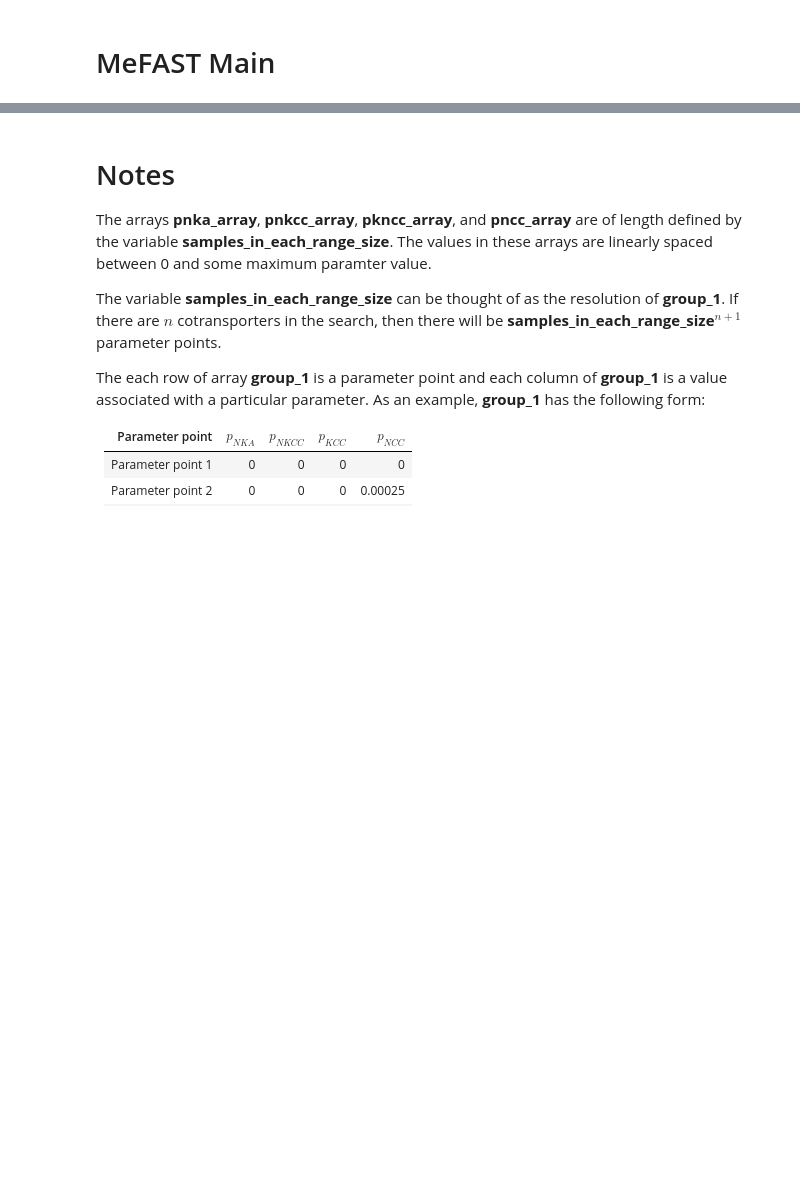
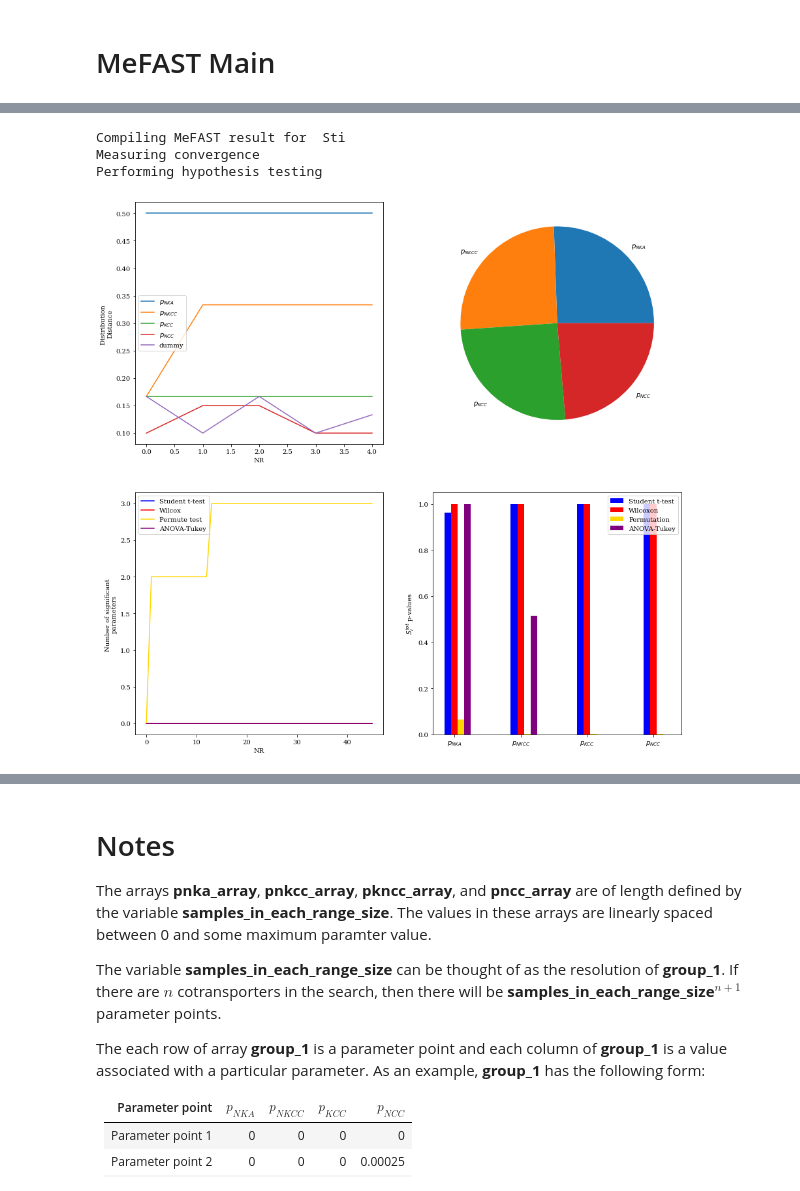
Before and after one commit to kerry-tarrant/Pump-Leak, a Jupyter notebook: SA on pump leak/MeFAST-pump_model.ipynb, the cells around one changed output, grey strips where cells are left out. Saved outputs shown, nothing was run; the diff lists cells and outputs as text; code cells hidden in the pictures; blank space fills up the shorter version.

```diff
--- a/SA on pump leak/MeFAST-pump_model.ipynb
+++ b/SA on pump leak/MeFAST-pump_model.ipynb
@@ -359,6 +359,9 @@ def compute_variance(Y,   # Array: Matrix at given time points
         V = V.item()
 
     return Vci, Vi, V
+# %%
+def difference_means(x, y):
+    return np.mean(np.squeeze(x)) - np.mean(np.squeeze(y))
 # %%
 def model_efast(NR,          # Integer: Number of resampling curves.
 
@@ -644,7 +647,3 @@ def model_efast(NR,          # Integer: Number of resampling curves.
 
 
     return rangeSi, rangeSti
-# %%
-npzfile = np.load('efast_pump_leak_data.npz')
-SI = npzfile['Si'].copy()
-print(np.shape(SI))
@@ -1328,0 +1343,15 @@ IndexError: too many indices for array: array is 2-dimensional, but 3 were index
+# %%
+## DeFAST results - Total order sensitivity indices S_tot
+
+St_i, idt_i = MeFAST_analysis('efast_pump_leak_data.npz',
+                            Alpha=0.05,
+                            type_SI='Sti',
+                            y_var='w',
+                            time_id='ss',
+                            parameter_labels=parameter_labels
+                            )
+# %% [output]
+Compiling MeFAST result for  Sti
+Measuring convergence
+Performing hypothesis testing
+[figure, added]
```
Also changed, not shown: parts of 8 cells of this notebook, 1 other file.
